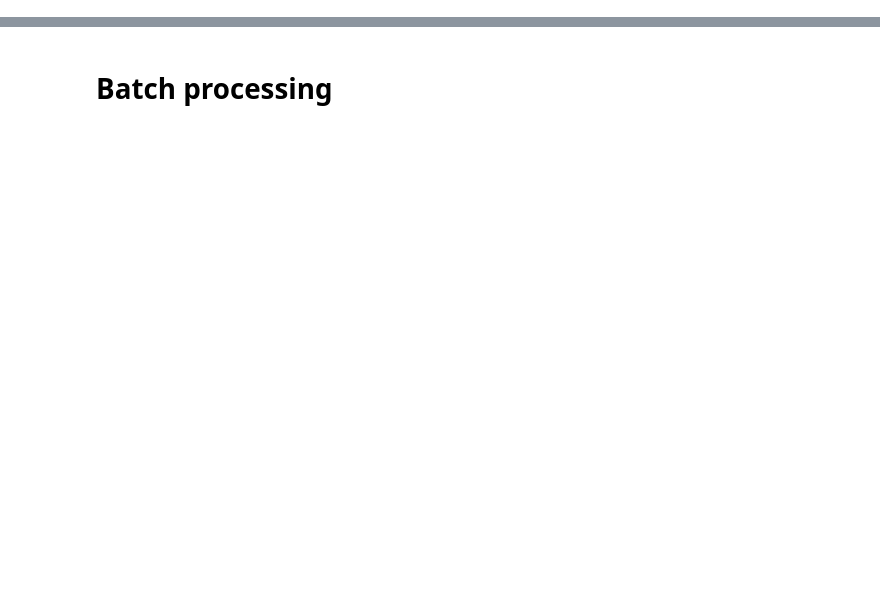
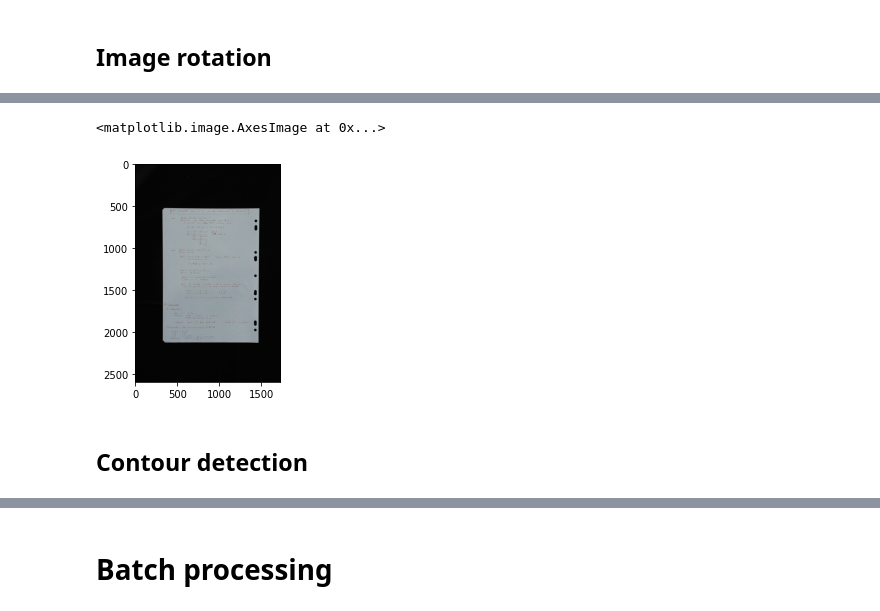
Before and after one commit to SylvainRoy/bscan, a Jupyter notebook: Page detection.ipynb, the cells around one changed output, grey strips where cells are left out. Saved outputs shown, nothing was run; the diff lists cells and outputs as text; code cells hidden in the pictures; blank space fills up the shorter version.

```diff
--- a/Page detection.ipynb
+++ b/Page detection.ipynb
@@ -357,0 +36,26 @@ plt.imshow(img3)
+# %% [markdown]
+## Image rotation
+# %%
+def rotateAboutCenter(src, angle, scale=1.):
+    """
+    Rotate an image by a given angle.
+    """
+    h, w, _ = src.shape
+    rangle = np.deg2rad(angle)
+    # Calculate new image width and height
+    nw = (abs(np.sin(rangle)*h) + abs(np.cos(rangle)*w))*scale
+    nh = (abs(np.cos(rangle)*h) + abs(np.sin(rangle)*w))*scale
+    # Ask OpenCV for the rotation matrix
+    rot_mat = cv2.getRotationMatrix2D((nw*0.5, nh*0.5), angle, scale)
+    # Combine it with the translation
+    rot_move = np.dot(rot_mat, np.array([(nw-w)*0.5, (nh-h)*0.5,0]))
+    rot_mat[0,2] += rot_move[0]
+    rot_mat[1,2] += rot_move[1]
+    return cv2.warpAffine(src, rot_mat,
+                          (int(math.ceil(nw)), int(math.ceil(nh))),
+                          flags=cv2.INTER_LANCZOS4)
+
+%time img1 = rotateAboutCenter(img0, rotation)
+
+plt.imshow(img1)
+# %% [output]
@@ -357,0 +64,4 @@ plt.imshow(img3)
+<matplotlib.image.AxesImage at 0x...>
+[figure, added]
+# %% [markdown]
+## Contour detection
```
Also changed, not shown: parts of 54 cells of this notebook, 4 other files.
